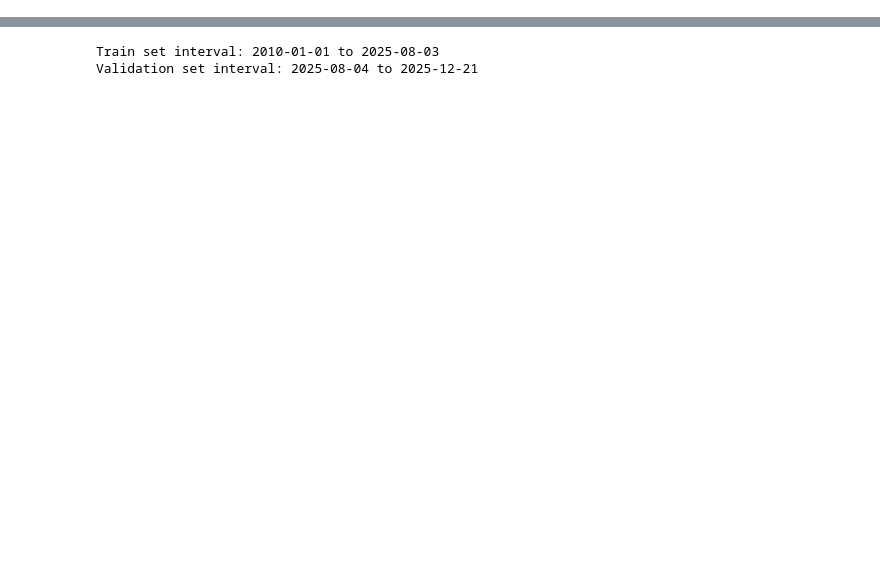
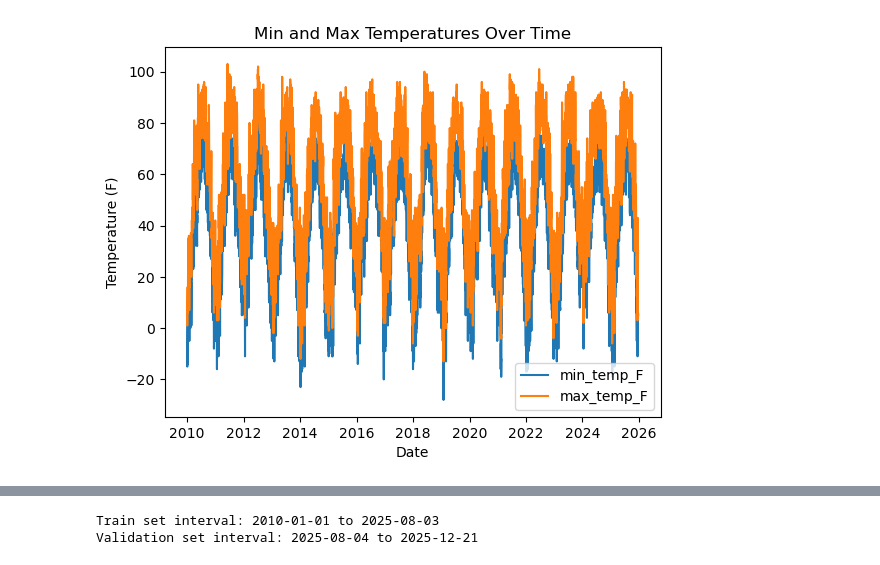
Before and after one commit to Mikael-Lenander/weather-prediction, a Jupyter notebook: weather_prediciton.ipynb, the cells around one changed output, grey strips where cells are left out. Saved outputs shown, nothing was run; the diff lists cells and outputs as text; code cells hidden in the pictures; blank space fills up the shorter version.

```diff
--- a/weather_prediciton.ipynb
+++ b/weather_prediciton.ipynb
@@ -52,0 +116,10 @@ full_train_df.head()
+# %%
+fig, ax = plt.subplots()
+ax.plot('date', 'min_temp_F', data=full_train_df)
+ax.plot('date', 'max_temp_F', data=full_train_df)
+ax.set_title('Min and Max Temperatures Over Time');
+ax.set_xlabel('Date')
+ax.set_ylabel('Temperature (F)')
+ax.legend();
+# %% [output]
+[figure, added]
```
Also changed, not shown: parts of 30 cells of this notebook.
